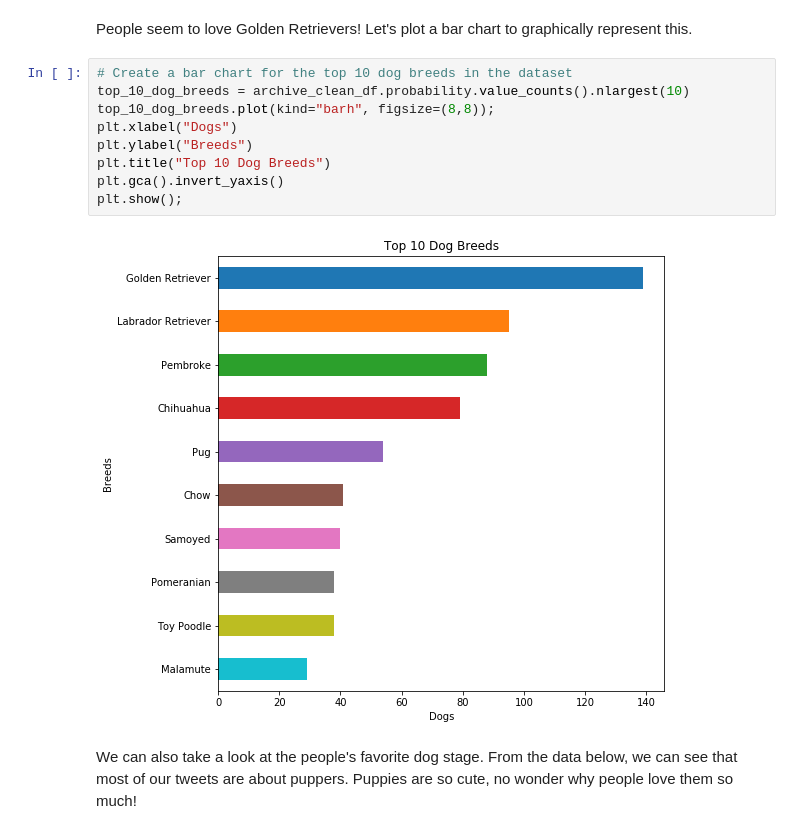
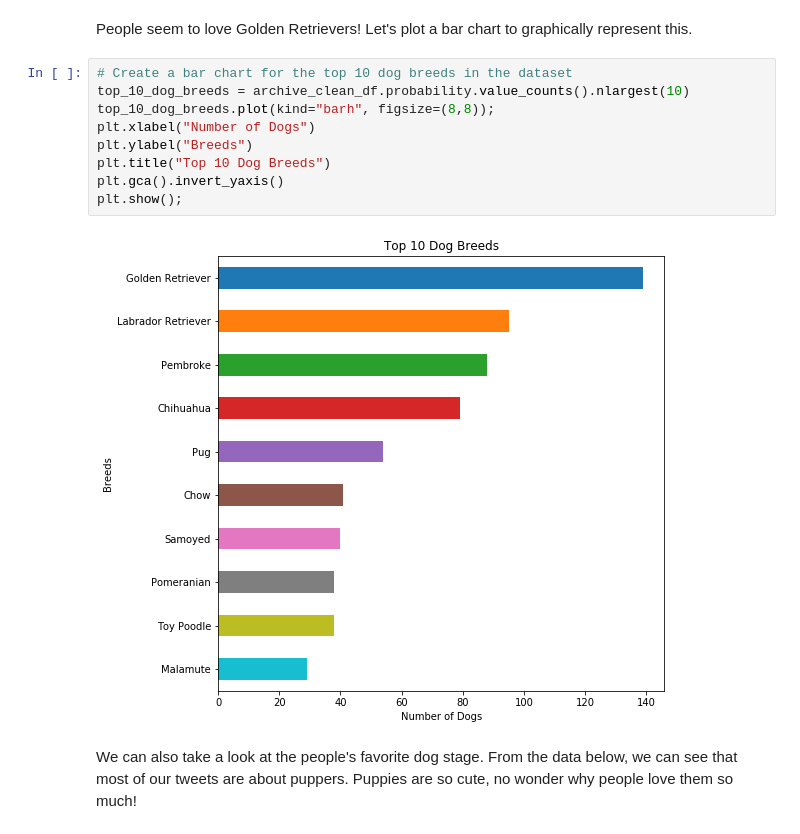
Before and after one commit to qusay-elewy/wrangle-and-analyze-data, a Jupyter notebook: wrangle_act.ipynb, the cells around one changed output. Drawn from its saved outputs; the diff is of its cells as text.

```diff
--- a/wrangle_act.ipynb
+++ b/wrangle_act.ipynb
@@ -959,14 +959,14 @@ People seem to love Golden Retrievers! Let's plot a bar chart to graphically rep
 # %%
 # Create a bar chart for the top 10 dog breeds in the dataset
 top_10_dog_breeds = archive_clean_df.probability.value_counts().nlargest(10)
 top_10_dog_breeds.plot(kind="barh", figsize=(8,8));
-plt.xlabel("Dogs")
+plt.xlabel("Number of Dogs")
 plt.ylabel("Breeds")
 plt.title("Top 10 Dog Breeds")
 plt.gca().invert_yaxis()
 plt.show();
 # %% [output]
-[figure, old version]
+[figure, new version]
 # %% [markdown]
 We can also take a look at the people's favorite dog stage. From the data below, we can see that most of our tweets are about puppers. Puppies are so cute, no wonder why people love them so much!
 # %%
```
Also changed, not shown: parts of 7 cells of this notebook, 1 other file.
